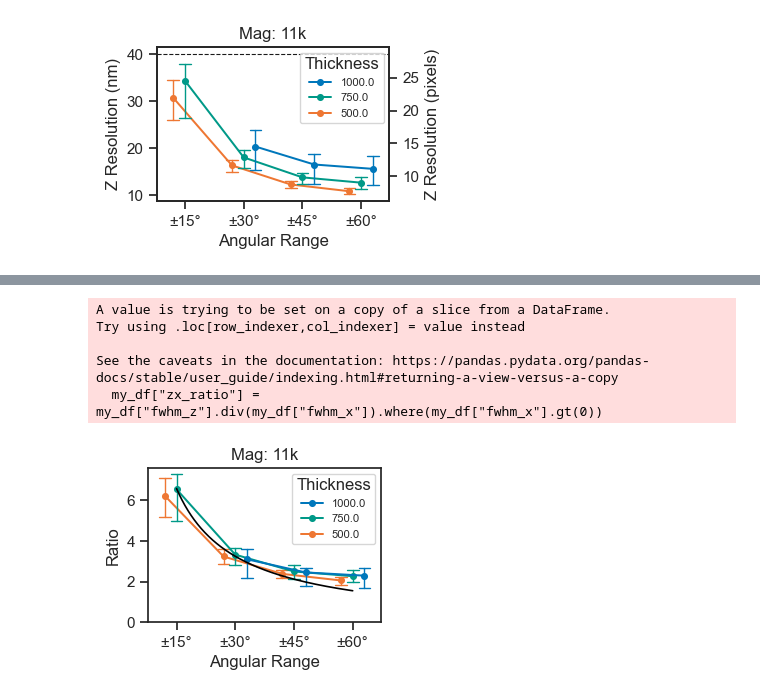
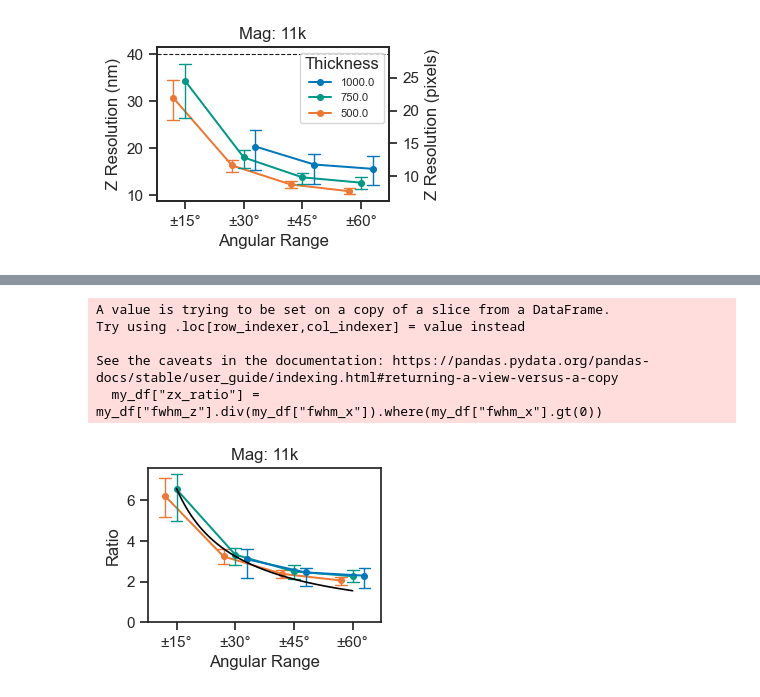
Before and after one commit to kuan-lab/tem-tomo, a Jupyter notebook: bead_resolution/250826_bead_res.ipynb, the cells around one changed output, grey strips where cells are left out. Cells and saved outputs as stored; diff of their text form; code cells hidden in the pictures.

```diff
--- a/bead_resolution/250826_bead_res.ipynb
+++ b/bead_resolution/250826_bead_res.ipynb
@@ -326,6 +489,5 @@ N = 126 beads, Thickness = 1000.0
 # %%
-# Main Plot for FSC res vs # projections
-# Fig. 1e
+# 11k ratio
 max_angs = [60,45,30,15]
 theta_labels = ['±%s°' % ang for ang in max_angs]
 
@@ -356,35 +518,35 @@ g = sns.pointplot(my_df,x='max_angle', y = 'zx_ratio', hue='thickness', estimato
 
 handles, labels = g.get_legend_handles_labels()
 order = [2,1,0]
-#g.legend().remove()
-g.legend([handles[idx] for idx in order],[labels[idx] for idx in order],fontsize=8,
-         title = 'Thickness')
+g.legend().remove()
+#g.legend([handles[idx] for idx in order],[labels[idx] for idx in order],fontsize=8,
+#         title = 'Thickness')
 #g.legend([handles[idx] for idx in order],[labels[idx] for idx in order],fontsize=10,
 #         title = 'Thickness', bbox_to_anchor=(-0.3, -.8), loc='lower left',ncol=3)
 
 g.set_xlabel('Angular Range')
 g.set_ylabel('Ratio')
 g.set_title('Mag: %s' % mag)#, ha='left', x = 0.1)
 #g.grid(axis='y', color = 'k', linewidth=0.5)
 g.set_ylim([0,g.get_ylim()[1]])
 g.set_xticks(max_angs)
 g.set_xticklabels(theta_labels)
 
 
 # Rademacher e_xz(alpha) curve
 def e_xz_rademacher(a_deg):
     a = np.deg2rad(a_deg)
     num = a + np.sin(a) * np.cos(a)
     den = a - np.sin(a) * np.cos(a)
     return np.sqrt(np.where(den != 0, num / den, np.nan))
 
 alpha_curve = np.linspace(my_df["max_angle"].min(), my_df["max_angle"].max(), 400)
 g.plot(alpha_curve, e_xz_rademacher(alpha_curve), color="black", lw=1.2, label="Theory")
-plt.savefig(figs_dir + '251016_rev1_Zratio_beads_11k_%s.pdf' % mag, bbox_inches = 'tight')
+plt.savefig(figs_dir + '251029_rev1_Zratio_beads_11k_%s.pdf' % mag, bbox_inches = 'tight')
 # %% [output]
 A value is trying to be set on a copy of a slice from a DataFrame.
 Try using .loc[row_indexer,col_indexer] = value instead
 
 See the caveats in the documentation: https://pandas.pydata.org/pandas-docs/stable/user_guide/indexing.html#returning-a-view-versus-a-copy
   my_df["zx_ratio"] = my_df["fwhm_z"].div(my_df["fwhm_x"]).where(my_df["fwhm_x"].gt(0))
-[figure, old version]
+[figure, new version]
```
Also changed, not shown: parts of 10 cells of this notebook, 2 other files.
